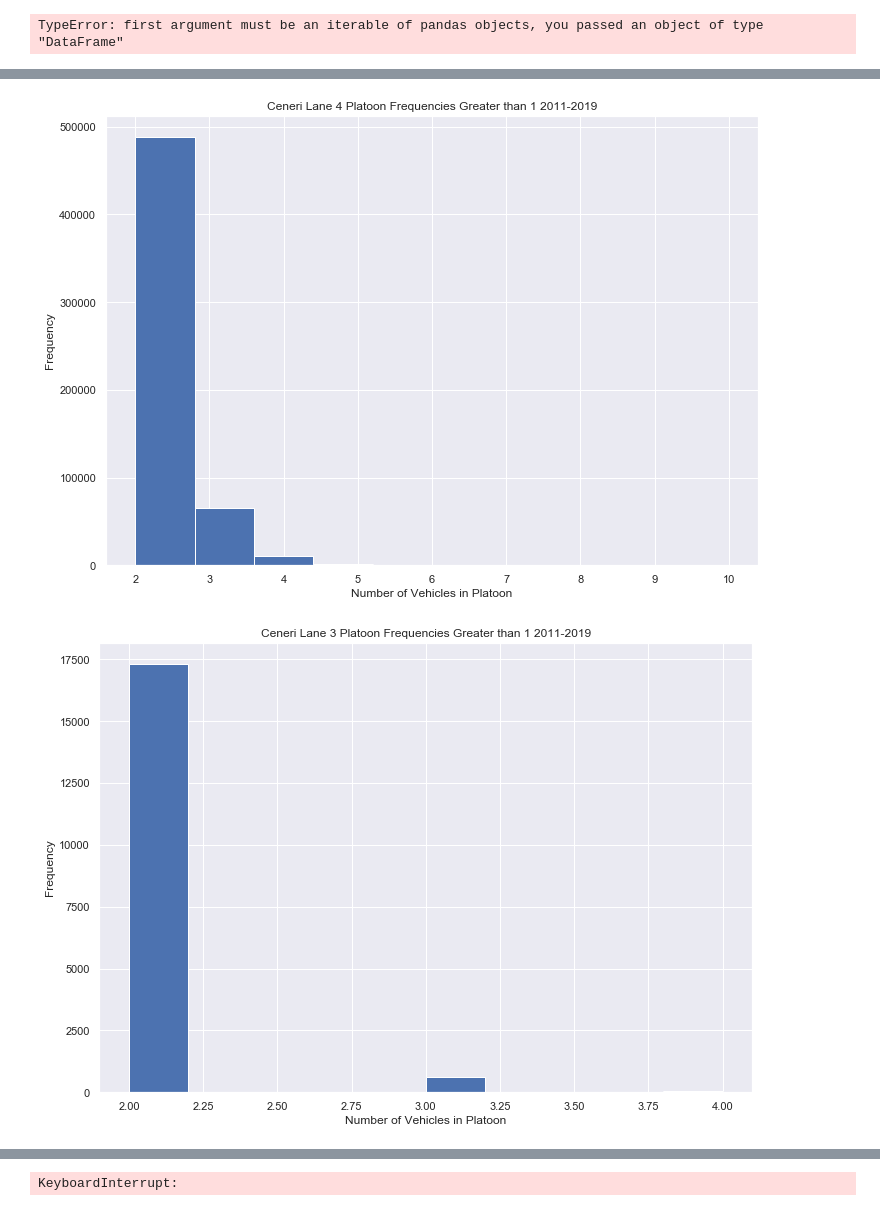
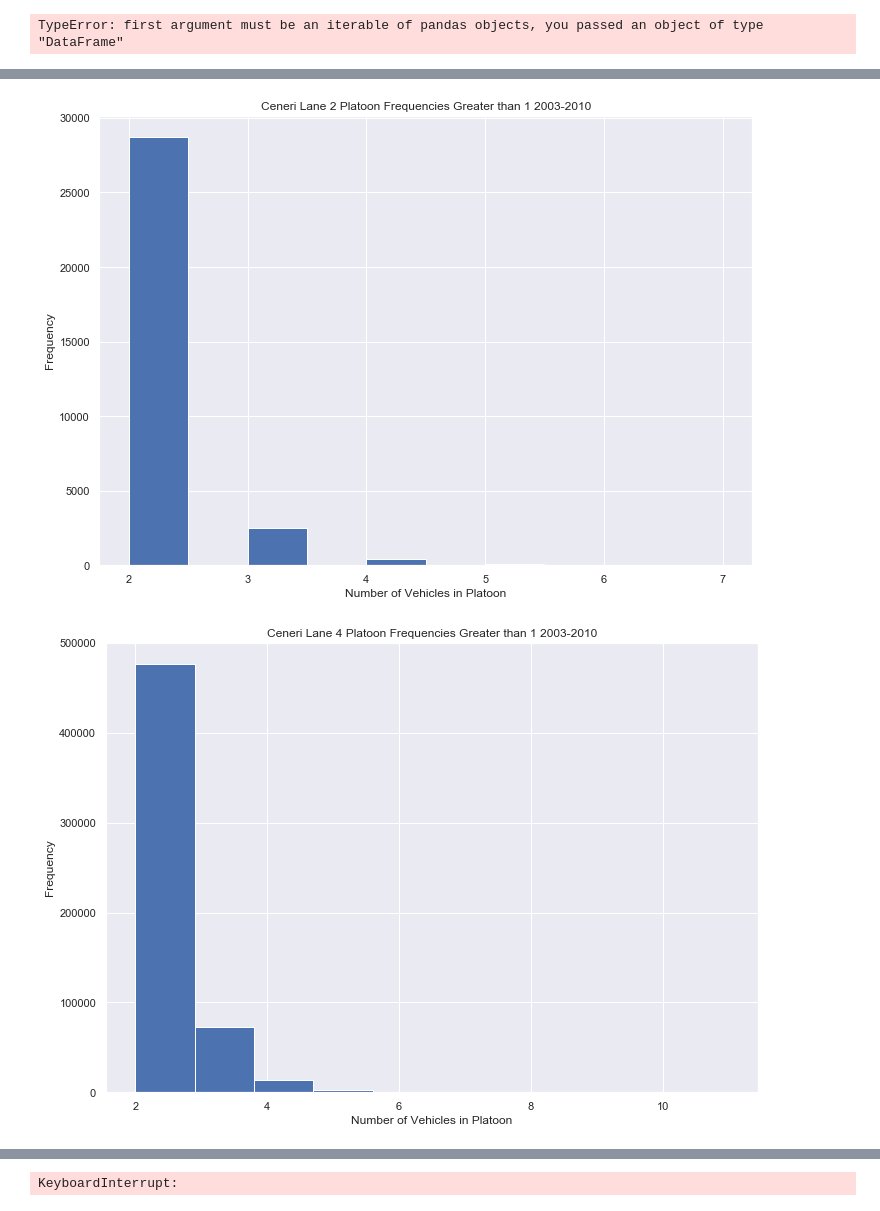
Before and after one commit to isdabelle/DigitalTwinBridges, a Jupyter notebook: main.ipynb, the cells around one changed output, grey strips where cells are left out. Drawn from its saved outputs; the diff is of its cells as text; code cells hidden in the pictures.

```diff
--- a/main.ipynb
+++ b/main.ipynb
@@ -10,8 +10,8 @@ from ipynb.fs.defs.Seasonality import platoon_seasonality, count_seasonality, we
 from ipynb.fs.defs.PlatoonFinding import one_lane_platoon, truck_type_filter, truck_type_graph, violin_weight_length, platoon_log_hist
 # %%
 stations = ['Ceneri']
-start_year = 2011
-end_year = 2019
+start_year = 2003
+end_year = 2010
 platoon_headway = 2
 seasonality = 'Daily'
 # %%
@@ -33,37 +52,37 @@ plt.rc('figure',figsize=(12,8))
 plt.rc('font',size=13)
 sns.set(rc={'figure.figsize':(11.7,8.27)})
 
-df = pd.read_pickle('{}Data/{}_{}_datetime.pkl'.format(stations[0], start_year, end_year))
+df = pd.read_pickle('{}Data/{}_{}_datetime_all.pkl'.format(stations[0], start_year, end_year))
 
 lanes = df.FS.unique()
 
 #For each lane in lanes, find the individual platoon histogram and most common platoon combinations
 df_platoon = []
 for lane in lanes:
     df_lane = df.loc[df['FS'] == lane]
 
     df_lane = df_lane.set_index('Date')
     df_lane = df_lane.sort_index()
     df_lane['HEAD_T'] =(df_lane.index.to_series().shift(-1) - df_lane.index.to_series()).dt.total_seconds() #Truck headway
 
     threshold_selector = df_lane.HEAD_T > platoon_headway #defines a headway of three seconds as the threshold
     groups = threshold_selector.cumsum()
     df_lane['Start']  = df_lane.index.to_series()
     df_lane['End'] = df_lane.index.to_series()
     df_lane_platoon = df_lane.groupby(groups).agg({'Start':min, 'End':max, 'CLASS': lambda x: x.tolist(), 'GW_TOT': lambda x: x.tolist(), 'LENTH': lambda x: x.tolist(), })
     df_lane_platoon['Platoon'] = (df_lane_platoon.CLASS.str.len() > 1)
     df_lane_platoon['Length'] = df_lane_platoon.CLASS.str.len()
     df_plot = df_lane_platoon[df_lane_platoon.Length > 1]
     ax = df_plot['Length'].plot.hist(bins=10, title= "{} Lane {} Platoon Frequencies Greater than 1 {}-{}".format(stations[0], lane, start_year, end_year))
     ax.set_xlabel('Number of Vehicles in Platoon')
     plt.show()
     if False:
         #Display the combinations of platoons that are the most common for 2, 3 and 4 length
         print(df_lane_platoon[df_lane_platoon.Length == 2].CLASS.apply(tuple).value_counts().head().to_string())
         print(df_lane_platoon[df_lane_platoon.Length == 3].CLASS.apply(tuple).value_counts().head().to_string())
         print(df_lane_platoon[df_lane_platoon.Length == 4].CLASS.apply(tuple).value_counts().head().to_string())
     df_lane_platoon['Lane'] = int(lane)
     df_platoon.append(df_lane_platoon)
 # %% [output]
-[figure, old version]
+[figure, new version]
-[figure, old version]
+[figure, new version]
```
Also changed, not shown: parts of 2 cells of this notebook, 5 other files.
